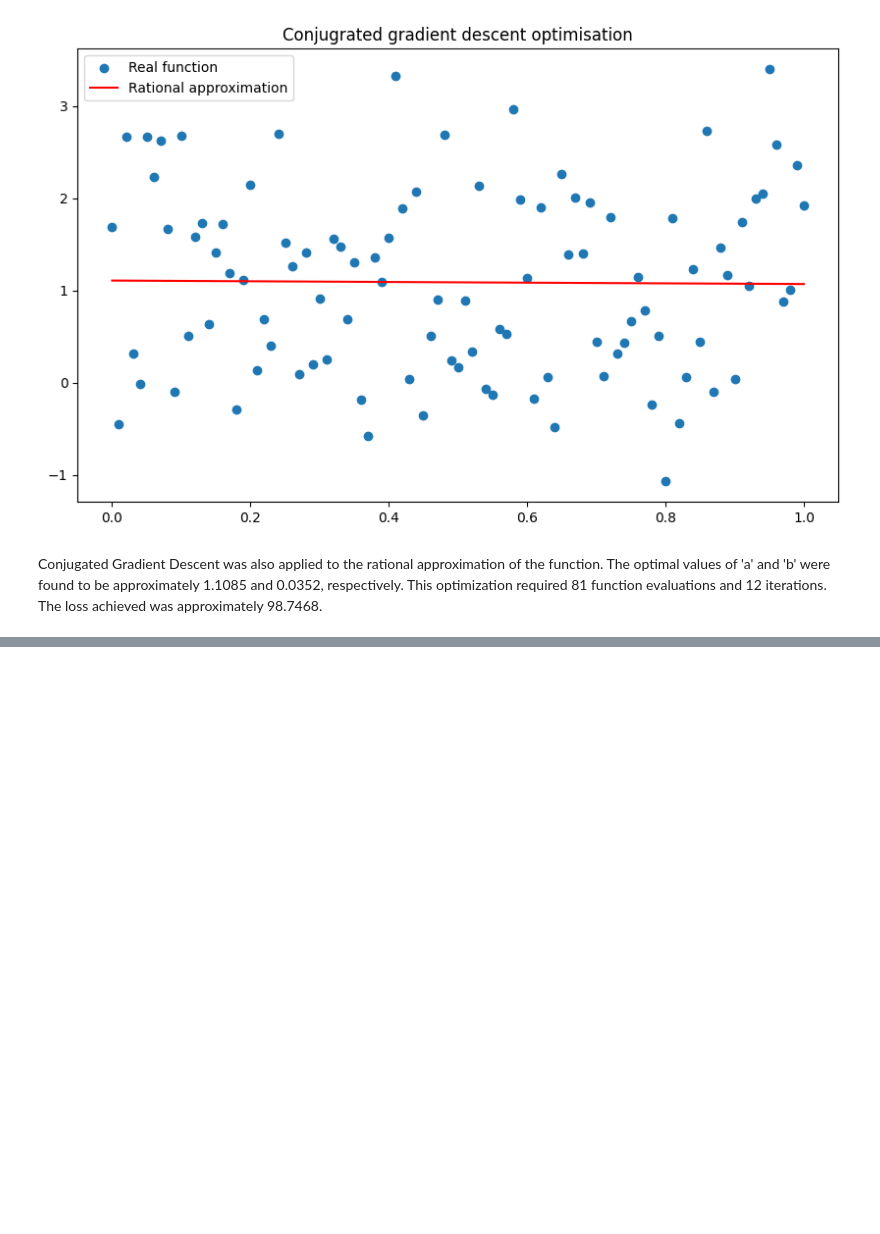
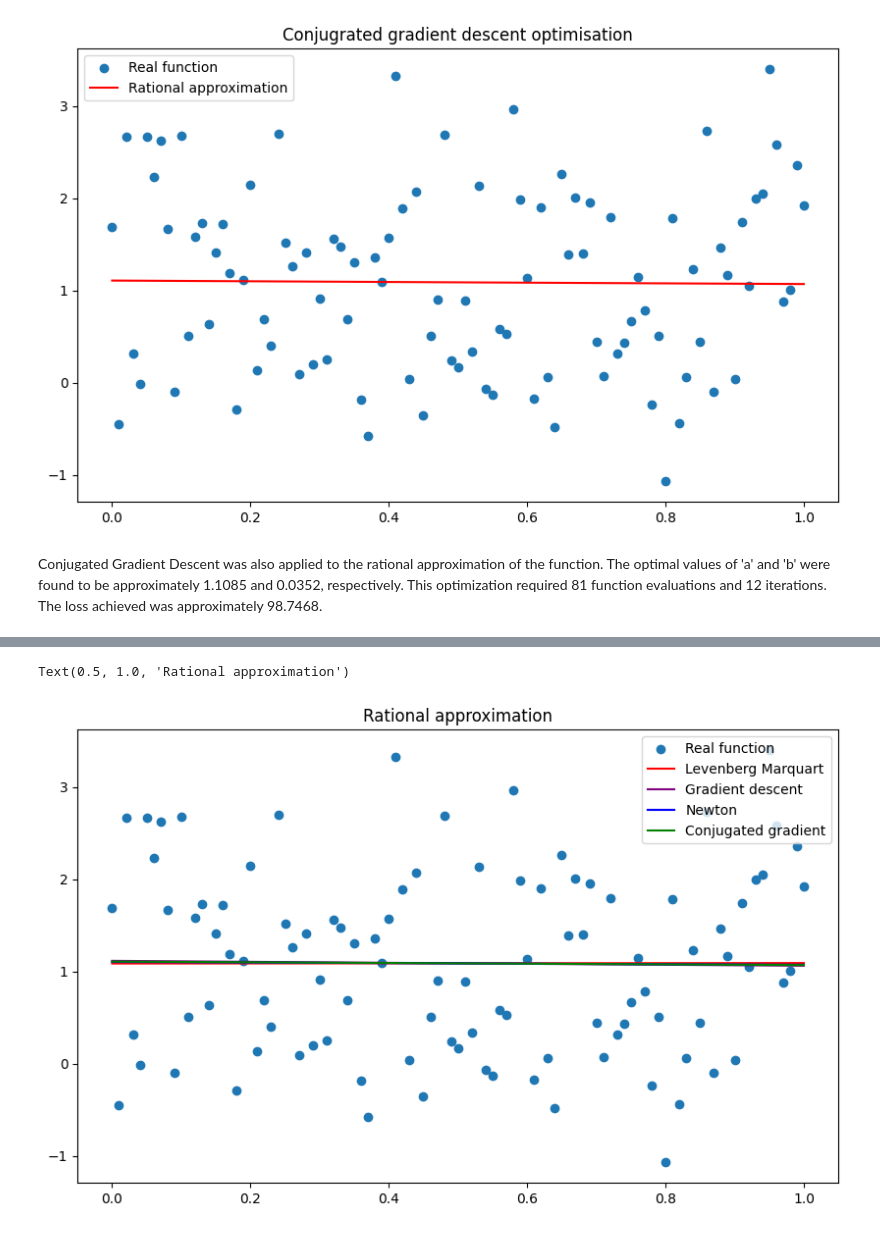
Before and after one commit to Swedist/study_itmo, a Jupyter notebook: algorithms/task_3.ipynb, the cells around one changed output, grey strips where cells are left out. Saved outputs shown, nothing was run; the diff lists cells and outputs as text; code cells hidden in the pictures; blank space fills up the shorter version.

```diff
--- a/algorithms/task_3.ipynb
+++ b/algorithms/task_3.ipynb
@@ -399,0 +446,36 @@ Conjugated Gradient Descent was also applied to the rational approximation of th
+# %%
+a_found, b_found, n_ev, n_jev = lm(loss_for_rational_function_for_scipy)
+y_hat = rational_aprox_v(x, *[a_found, b_found])
+
+# plot lines
+plt.figure(figsize=(10, 6))
+plt.scatter(x, y, label='Real function')
+plt.plot(x, y_hat, label='Levenberg Marquart', color='r')
+
+
+func, grad = rational, rational_grad
+grad_res, grad_iter, grad_nfev = gradient_descent(grad)
+a_found, b_found  = grad_res[0], grad_res[1]
+y_hat = rational_aprox_v(x, *[a_found, b_found])
+plt.plot(x, y_hat, label='Gradient descent', color='purple')
+
+
+jac = lambda x_: approx_fprime(x_, least_squares_rational, epsilon=epsilon)
+newton_res = minimize(least_squares_rational, [0.5, 0.5], method="Newton-CG", jac=jac, tol=epsilon)
+a_found, b_found  = newton_res.x[0], newton_res.x[1]
+y_hat = rational_aprox_v(x, *[a_found, b_found])
+newton_nit, newton_nfev = newton_res.nit, newton_res.nfev
+a_found, b_found = newton_res.x
+y_hat = rational_aprox_v(x, *[a_found, b_found])
+plt.plot(x, y_hat, label='Newton', color='b')
+
+
+cg_res = minimize(loss_for_rational_function_for_scipy_newton, guess, method="CG", tol=epsilon)
+a_found, b_found  = cg_res.x[0], cg_res.x[1]
+y_hat = rational_aprox_v(x, *[a_found, b_found])
+plt.plot(x, y_hat, label='Conjugated gradient', color='g')
+plt.legend()
+plt.title('Rational approximation')
+# %% [output]
+Text(0.5, 1.0, 'Rational approximation')
+[figure, added]
```
Also changed, not shown: parts of 2 cells of this notebook.
